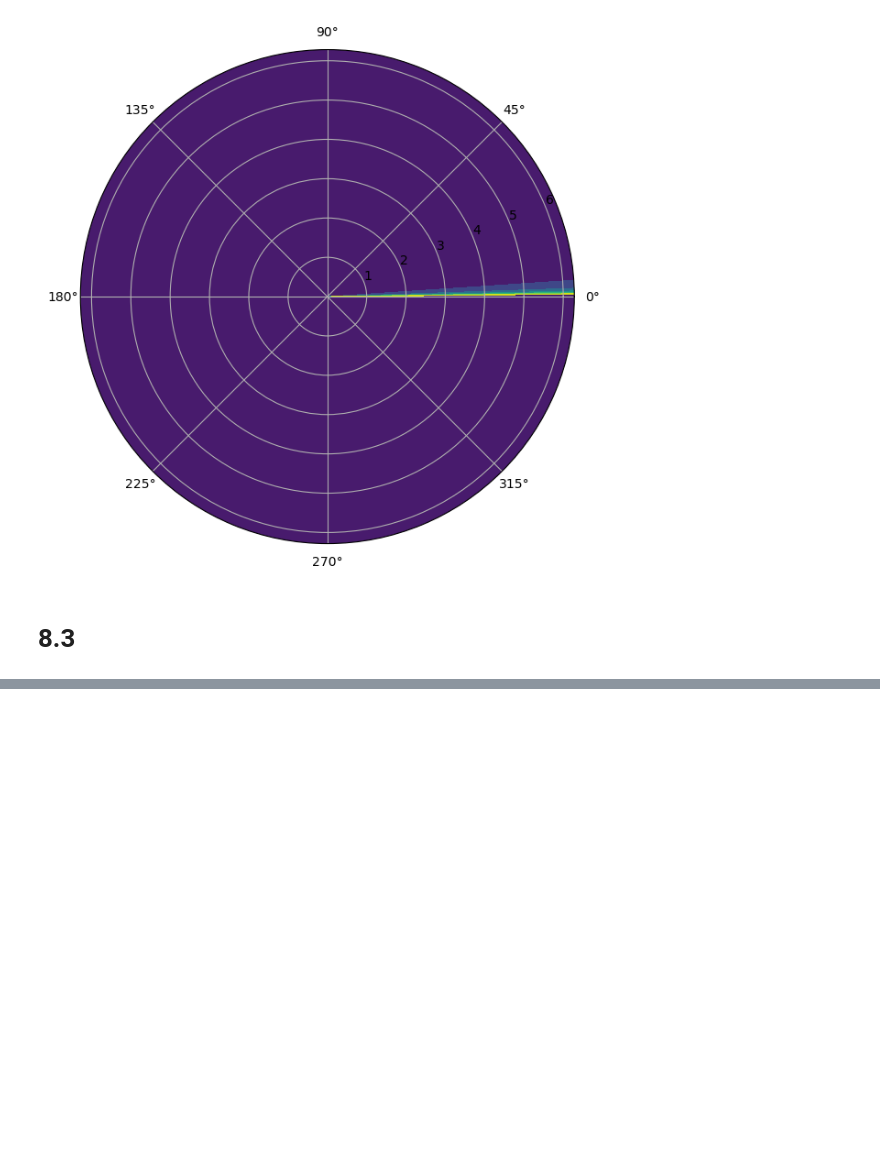
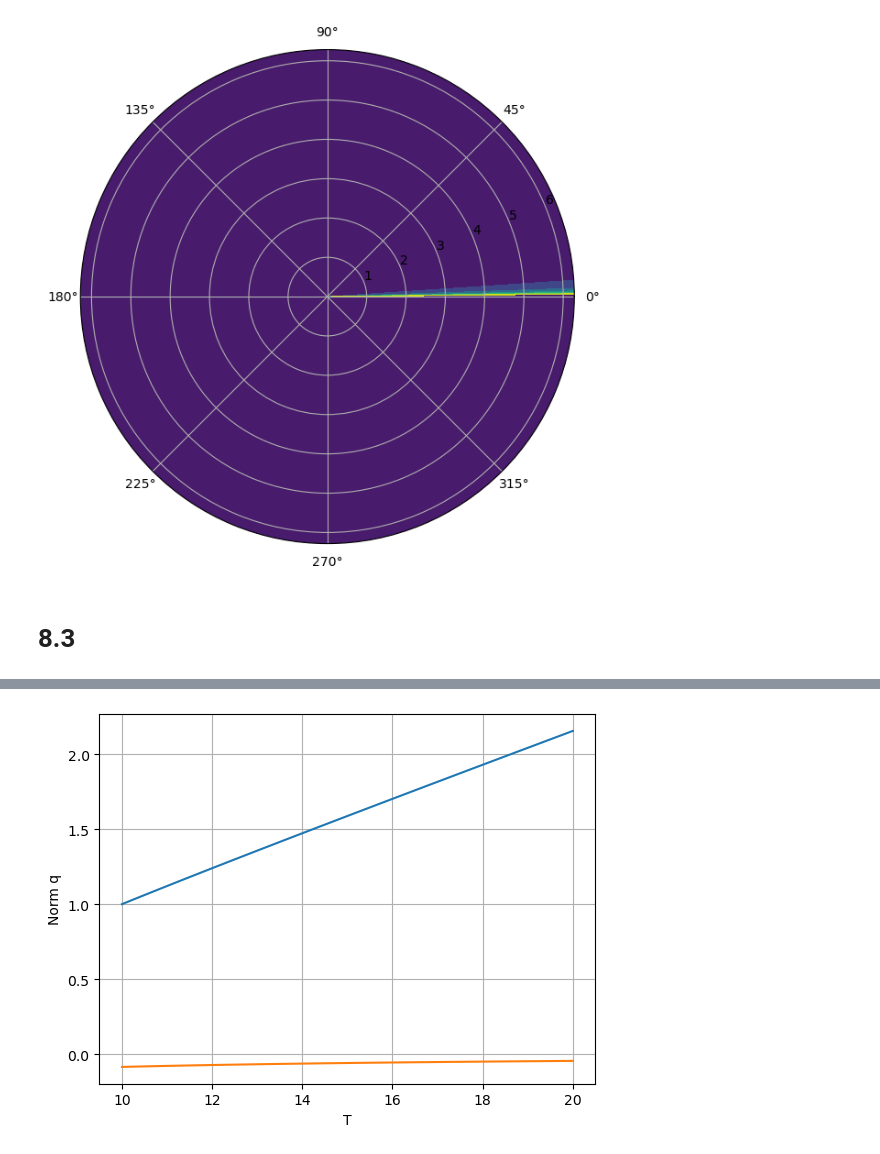
Before and after one commit to maxxyvvdb/Dynamics-Q2-projects, a Jupyter notebook: dynamics_mukund_gupta.ipynb, the cells around one changed output, grey strips where cells are left out. Saved outputs shown, nothing was run; the diff lists cells and outputs as text; code cells hidden in the pictures; blank space fills up the shorter version.

```diff
--- a/dynamics_mukund_gupta.ipynb
+++ b/dynamics_mukund_gupta.ipynb
@@ -160,0 +199,23 @@ V = 1/b * (tau_s*np.pi)/(density_ref*Ly)*np.sin(np.pi * )
+# %%
+# b
+k = 12
+rho_f = 1000
+alpha = 1e-3
+F = 0.1
+dT = np.linspace(10,20)
+beta = 1
+
+q1,q2 = q(k,rho_f,alpha,F,dT,beta)
+
+q1_nor = q1/q1[0]
+q2_nor = q2/q1[0]
+# %%
+plt.plot(dT,q1_nor)
+plt.plot(dT,q2_nor)
+
+plt.xlabel("T")
+plt.ylabel('Norm q')
+
+plt.grid()
+# %% [output]
+[figure, added]
```
Also changed, not shown: parts of 4 cells of this notebook.
